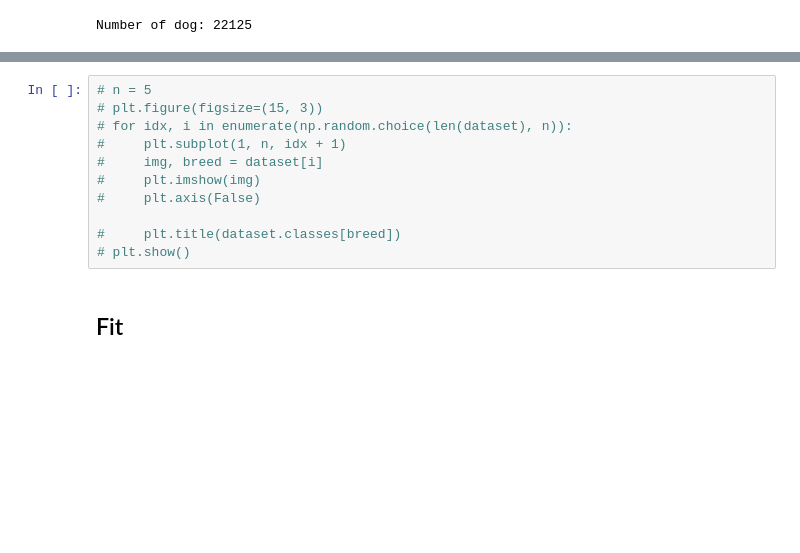
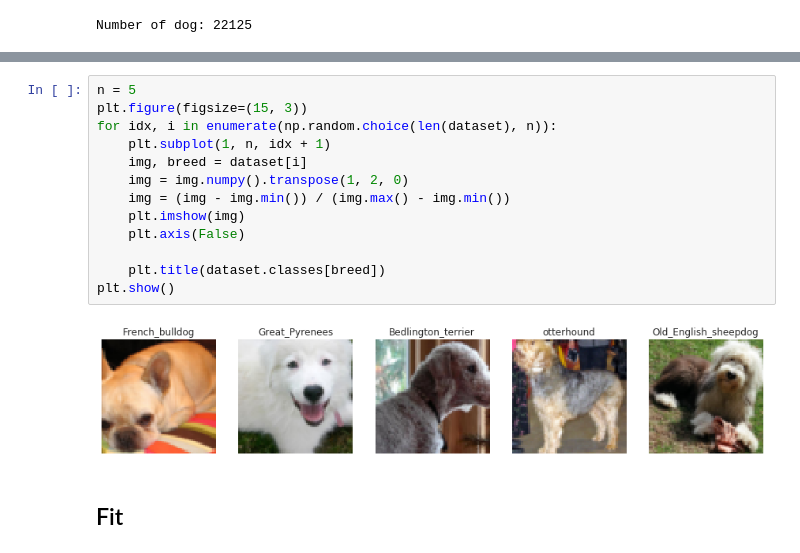
Before and after one commit to TheoViel/DCGAN_Dogs, a Jupyter notebook: notebooks/DCGAN.ipynb, the cells around one changed output, grey strips where cells are left out. Saved outputs shown, nothing was run; the diff lists cells and outputs as text; blank space fills up the shorter version.

```diff
--- a/notebooks/DCGAN.ipynb
+++ b/notebooks/DCGAN.ipynb
@@ -70,14 +87,18 @@ Number of dog: 22125
 # %%
-# n = 5
-# plt.figure(figsize=(15, 3))
-# for idx, i in enumerate(np.random.choice(len(dataset), n)):
-#     plt.subplot(1, n, idx + 1)
-#     img, breed = dataset[i]
-#     plt.imshow(img)
-#     plt.axis(False)
+n = 5
+plt.figure(figsize=(15, 3))
+for idx, i in enumerate(np.random.choice(len(dataset), n)):
+    plt.subplot(1, n, idx + 1)
+    img, breed = dataset[i]
+    img = img.numpy().transpose(1, 2, 0)
+    img = (img - img.min()) / (img.max() - img.min())
+    plt.imshow(img)
+    plt.axis(False)
 
-#     plt.title(dataset.classes[breed])
-# plt.show()
+    plt.title(dataset.classes[breed])
+plt.show()
+# %% [output]
+[figure, added]
 # %% [markdown]
 ## Fit
 # %%
```
Also changed, not shown: parts of 34 cells of this notebook, 3 other files.
